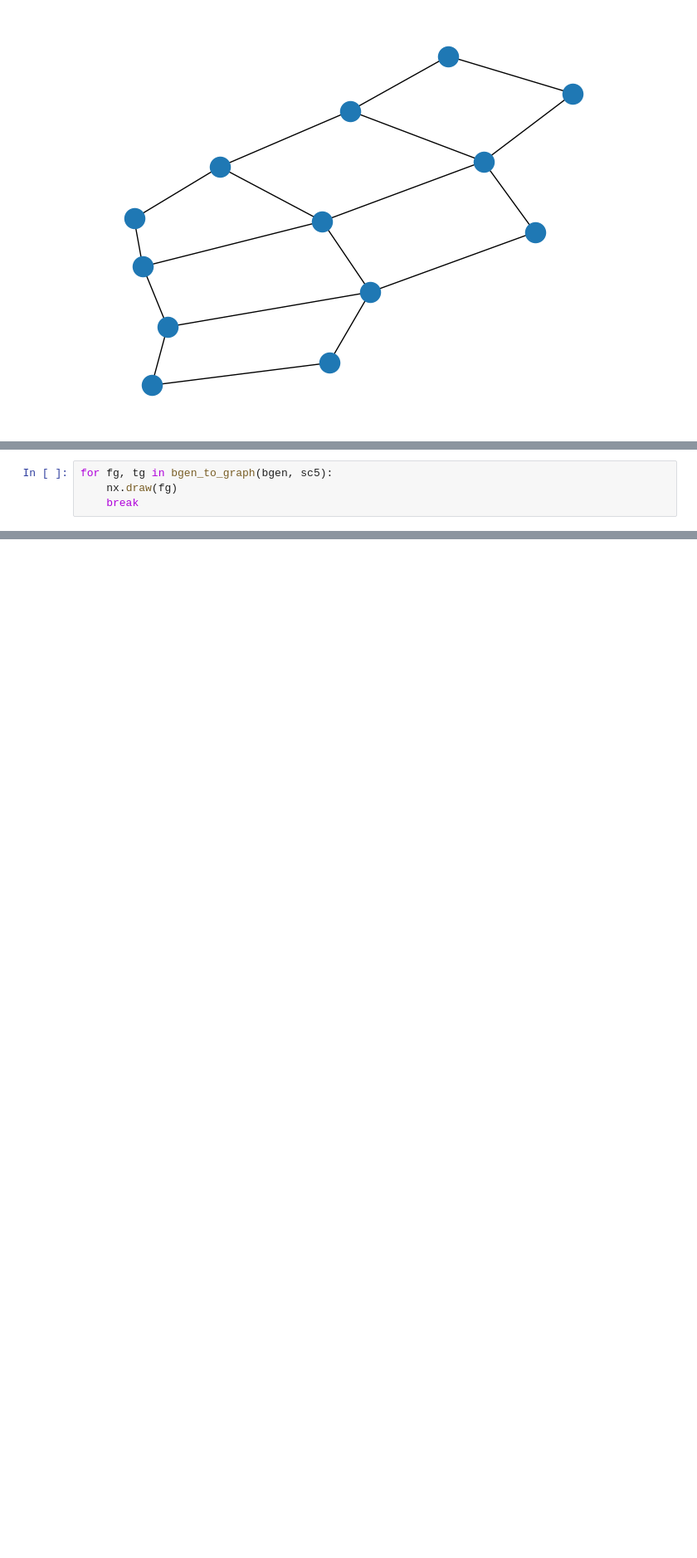
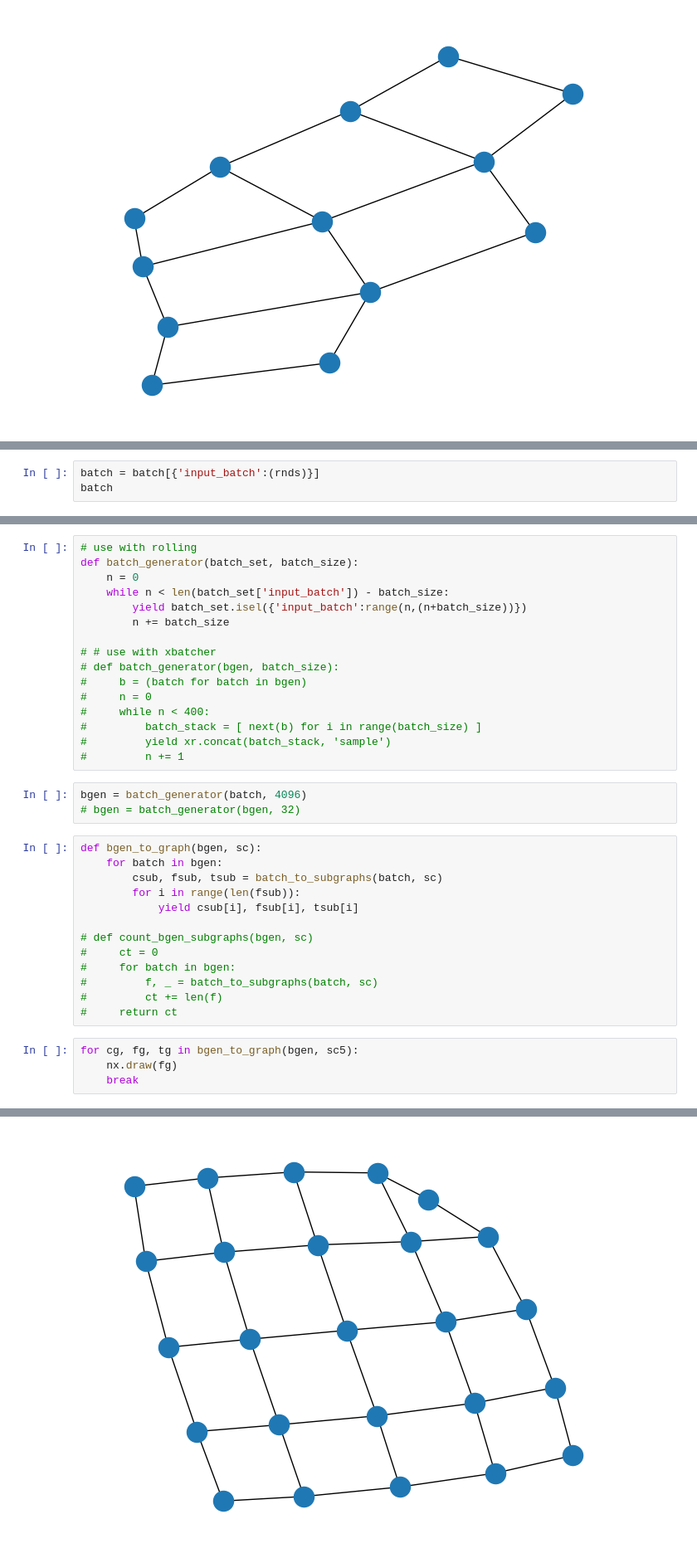
Before and after one commit to cmdupuis3/xbatcher-examples, a Jupyter notebook: graphs.ipynb, the cells around one changed output, grey strips where cells are left out. Shown: that part at 83% size. Cells and saved outputs as stored; diff of their text form; blank space fills up the shorter version.

Commit message:
graph batch refactor; blocked on torch libs

```diff
--- a/graphs.ipynb
+++ b/graphs.ipynb
@@ -231,0 +265,3 @@ def bgen_to_graph(bgen, sc):
+# %%
+batch = batch[{'input_batch':(rnds)}]
+batch
@@ -232,5 +281,37 @@ def bgen_to_graph(bgen, sc):
+# %%
+# use with rolling
+def batch_generator(batch_set, batch_size):
+    n = 0
+    while n < len(batch_set['input_batch']) - batch_size:
+        yield batch_set.isel({'input_batch':range(n,(n+batch_size))})
+        n += batch_size
+
+# # use with xbatcher
+# def batch_generator(bgen, batch_size):
+#     b = (batch for batch in bgen)
+#     n = 0
+#     while n < 400:
+#         batch_stack = [ next(b) for i in range(batch_size) ]
+#         yield xr.concat(batch_stack, 'sample')
+#         n += 1
+# %%
+bgen = batch_generator(batch, 4096)
+# bgen = batch_generator(bgen, 32)
+# %%
+def bgen_to_graph(bgen, sc):
+    for batch in bgen:
+        csub, fsub, tsub = batch_to_subgraphs(batch, sc)
+        for i in range(len(fsub)):
+            yield csub[i], fsub[i], tsub[i]
+
+# def count_bgen_subgraphs(bgen, sc)
+#     ct = 0
+#     for batch in bgen:
+#         f, _ = batch_to_subgraphs(batch, sc)
+#         ct += len(f)
+#     return ct
 # %%
-for fg, tg in bgen_to_graph(bgen, sc5):
+for cg, fg, tg in bgen_to_graph(bgen, sc5):
     nx.draw(fg)
     break
 # %% [output]
@@ -237,0 +318 @@ AttributeError: 'Scenario' object has no attribute 'variable'
+[figure, added]
```
Also changed, not shown: parts of 11 cells of this notebook.
